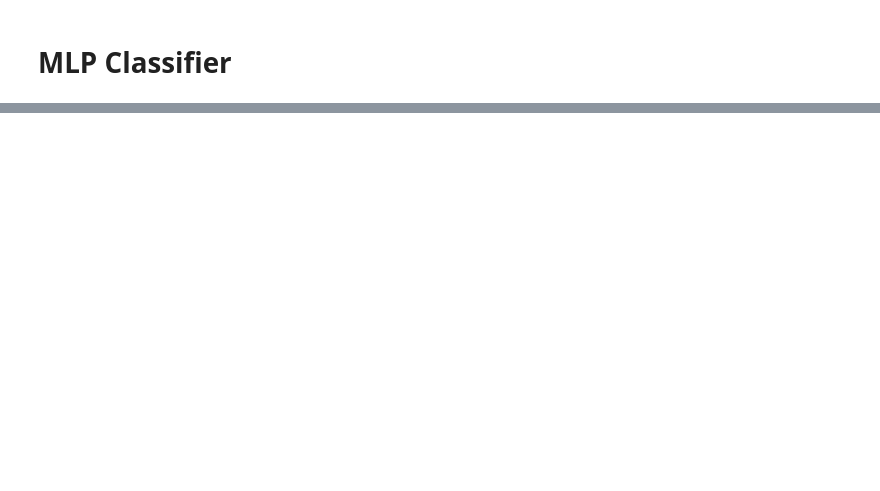
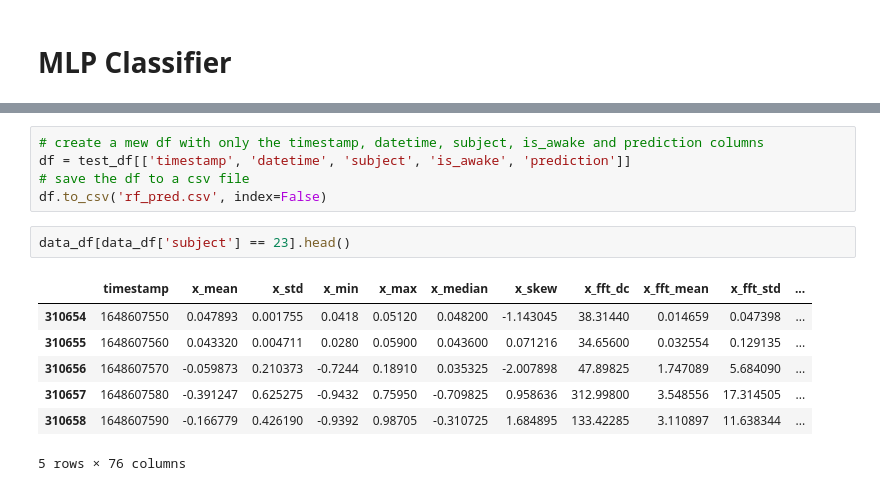
Before and after one commit to hvrlxy/FinalProjectF22, a Jupyter notebook: code/HINF/analysis/ml_classifier.ipynb, the cells around one changed output, grey strips where cells are left out. Drawn from its saved outputs; the diff is of its cells as text; blank space fills up the shorter version.

```diff
--- a/code/HINF/analysis/ml_classifier.ipynb
+++ b/code/HINF/analysis/ml_classifier.ipynb
@@ -365,0 +463,15 @@ clf.best_params_
+# %%
+# create a mew df with only the timestamp, datetime, subject, is_awake and prediction columns
+df = test_df[['timestamp', 'datetime', 'subject', 'is_awake', 'prediction']]
+# save the df to a csv file
+df.to_csv('rf_pred.csv', index=False)
+# %%
+data_df[data_df['subject'] == 23].head()
+# %% [output]
+|  | timestamp | x_mean | x_std | x_min | x_max | x_median | x_skew | x_fft_dc | x_fft_mean | x_fft_std | ... |
+| 310654 | 1648607550 | 0.047893 | 0.001755 | 0.0418 | 0.05120 | 0.048200 | -1.143045 | 38.31440 | 0.014659 | 0.047398 | ... |
+| 310655 | 1648607560 | 0.043320 | 0.004711 | 0.0280 | 0.05900 | 0.043600 | 0.071216 | 34.65600 | 0.032554 | 0.129135 | ... |
+| 310656 | 1648607570 | -0.059873 | 0.210373 | -0.7244 | 0.18910 | 0.035325 | -2.007898 | 47.89825 | 1.747089 | 5.684090 | ... |
+| 310657 | 1648607580 | -0.391247 | 0.625275 | -0.9432 | 0.75950 | -0.709825 | 0.958636 | 312.99800 | 3.548556 | 17.314505 | ... |
+| 310658 | 1648607590 | -0.166779 | 0.426190 | -0.9392 | 0.98705 | -0.310725 | 1.684895 | 133.42285 | 3.110897 | 11.638344 | ... |
+5 rows × 76 columns
```
Also changed, not shown: parts of 17 cells of this notebook, 9 other files.
